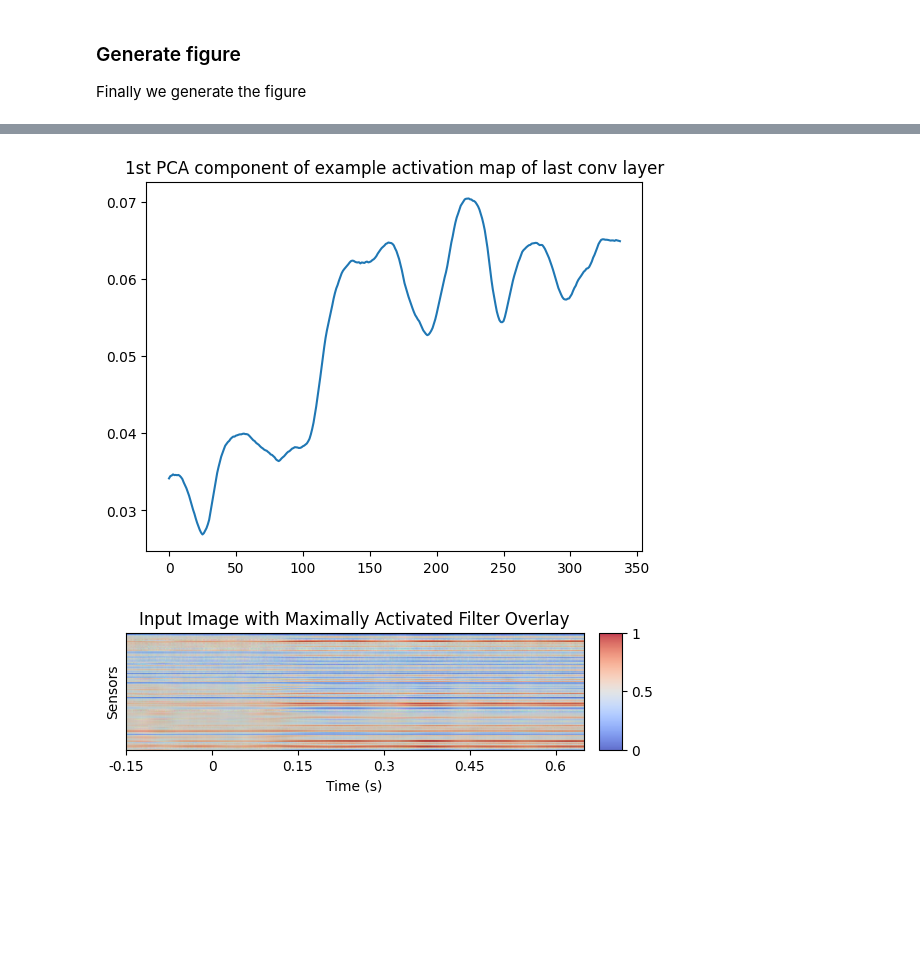
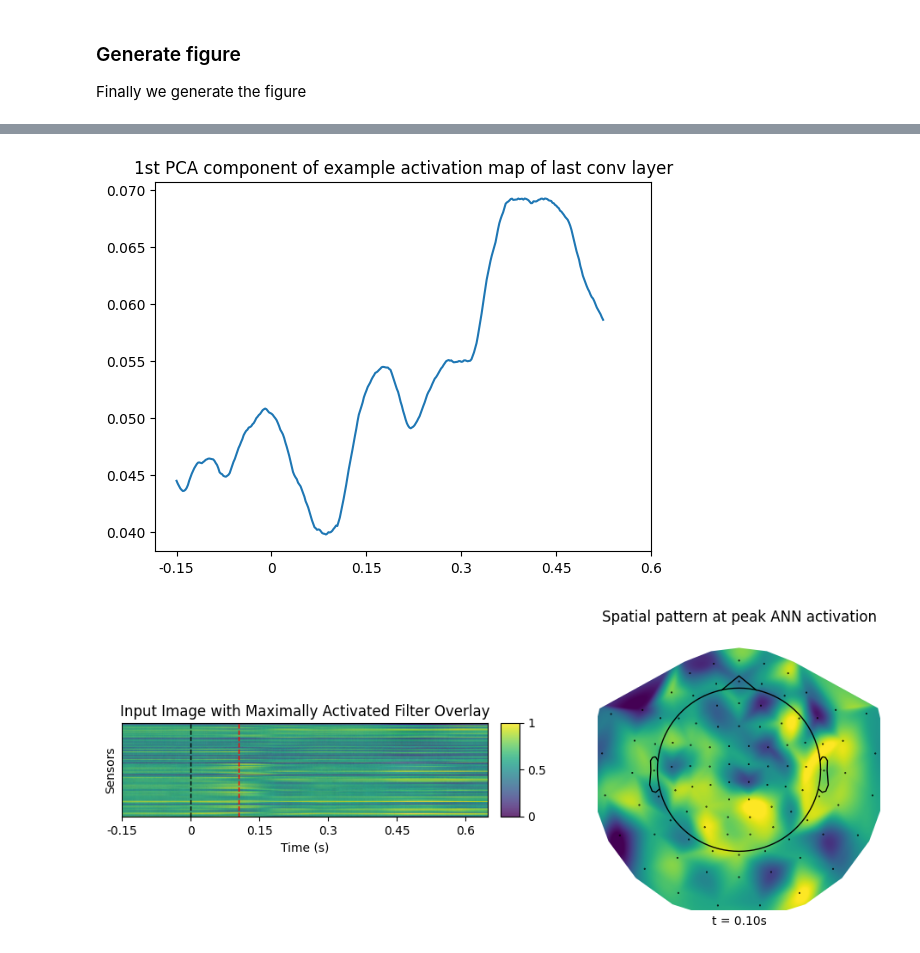
Before and after one commit to arthurdehgan/meegnet, a Jupyter notebook: notebooks/visu_filters.ipynb, the cells around one changed output, grey strips where cells are left out. Cells and saved outputs as stored; diff of their text form; code cells hidden in the pictures; blank space fills up the shorter version.

```diff
--- a/notebooks/visu_filters.ipynb
+++ b/notebooks/visu_filters.ipynb
@@ -37,7 +39,7 @@ model_path = save_path
 seed = 42
 
 # net option can be "meegnet", "eegnet" etc, see documentation
-net_option = 'eegnet'
+net_option = 'meegnet'
 
 # name of the model
 name = f'{classif}_{net_option}_{seed}_{n_channels}'
@@ -180,10 +178,11 @@ dataset = EpochedDataset(
 	lso=True,
 	random_state=seed,
 )
-dataset.load(save_path)
+dataset.load(data_path)
 
 batch_size = 32
 
 dataloader = DataLoader(dataset.torchDataset(np.arange(128)), batch_size=batch_size, shuffle=True, pin_memory=True)
 
 model = my_model.net
+print(model)
@@ -190,5 +207,7 @@ model = my_model.net
 # %%
-layer_id = 1
+layer_id = 8
+
+model = model.double()
 
 
 # Hook function to capture activations
@@ -198,18 +217,18 @@ def hook_fn(module, input, output):
 
 
 activations = []
-# Register the hook on the first convolutional layer
+# Register the hook on the last convolutional layer
 hook = model.feature_extraction[layer_id].register_forward_hook(hook_fn)
 
 with torch.no_grad():
 	for batch in dataloader:
 		# Forward pass through the model
 		X, y = batch
-		X = X.view(-1, *input_size).to('cuda')
+		X = X.view(-1, *input_size).double().to('cuda')
 		_ = model(X)
 
-		# Extract the activations after the first convolution layer
-		# Here activations[0] will be the output of the conv1 layer
+		# Extract the activations after the last convolution layer
+		# Here activations[0] will be the output of the 4th and last conv layer
 		output = activations[0]
 
 		# Find the maximum activation value and the corresponding filter index
@@ -327,11 +340,12 @@ pca = PCA(100)
 pca.fit(activation_map)
 data = pca.components_[0]
 plt.plot(data)
+plt.xticks([0, 75, 150, 225, 300, 375], [-0.15, 0, 0.15, 0.3, 0.45, 0.6])
 plt.title(f'1st PCA component of example activation map of last conv layer')
 plt.show()
 plt.close()
 # %% [output]
-[figure, old version]
+[figure, new version]
 # %%
 import matplotlib.pyplot as plt
 import torch.nn.functional as F
@@ -339,42 +353,59 @@ from mpl_toolkits.axes_grid1 import make_axes_locatable
 import numpy as np
 
 activation_map_resized = (
 	F.interpolate(
 		torch.tensor(activation_map).unsqueeze(0).unsqueeze(0),  # Add batch and channel dimensions
 		size=(102, 400),  # Resize to match the input dimensions
 		mode='bilinear',
 		align_corners=False,
 	)
 	.squeeze()
 	.cpu()
 	.numpy()
 )
 
 # Overlay the activation map on the original image
 img = X[trial].cpu().numpy().transpose(1, 2, 0)  # Convert to HWC format for display
 
 # Normalize activation map to [0, 1]
 activation_map_resized = (activation_map_resized - activation_map_resized.min()) / (
 	activation_map_resized.max() - activation_map_resized.min()
 )
 
-fig, ax = plt.subplots()
-ax.imshow(img)
-im = ax.imshow(activation_map_resized, alpha=0.8, cmap='viridis')  # Overlay with transparency
-ax.set_title(f'Input Image with Maximally Activated Filter Overlay')
-ax.set_xlabel('Time (s)')  # Add x-axis label
-ax.set_ylabel('Sensors')  # Add y-axis label
-ax.set_yticks([])  # Hide y-axis ticks
-ax.set_xticks([0, 75, 150, 225, 300, 375])  # Set x-axis ticks
-ax.set_xticklabels([-0.15, 0, 0.15, 0.3, 0.45, 0.6])  # Set x-axis tick labels
+# Find time point with highest mean activation across sensors
+best_timing = activation_map_resized.mean(axis=0).argmax()
+spatial_pattern = activation_map_resized[:, best_timing]
+spatial_pattern = (spatial_pattern - spatial_pattern.min()) / (spatial_pattern.max() - spatial_pattern.min())
 
-# Adjust colorbar height to match the image height
-divider = make_axes_locatable(ax)
+stim_tick = 75  # index corresponding to t=0s
+
+fig, axes = plt.subplots(1, 2, figsize=(10, 4))
+
+# Left: overlay plot
+axes[0].imshow(img)
+im = axes[0].imshow(activation_map_resized, alpha=0.8, cmap='viridis')
+axes[0].axvline(x=stim_tick, color='black', linestyle='--', linewidth=1)  # t=0 stimulus onset
+axes[0].axvline(x=best_timing, color='red', linestyle='--', linewidth=1)  # peak activation
+axes[0].set_title('Input Image with Maximally Activated Filter Overlay')
+axes[0].set_xlabel('Time (s)')
+axes[0].set_ylabel('Sensors')
+axes[0].set_yticks([])
+axes[0].set_xticks([0, 75, 150, 225, 300, 375])
+axes[0].set_xticklabels([-0.15, 0, 0.15, 0.3, 0.45, 0.6])
+divider = make_axes_locatable(axes[0])
 cax = divider.append_axes('right', size='5%', pad=0.15)
 cbar = plt.colorbar(im, cax=cax)
 cbar.set_ticks([0, 0.5, 1])
 cbar.set_ticklabels([0, 0.5, 1])
 
+# Right: topomap of spatial pattern at peak activation time
+im_topo, _ = plot_topomap(
+	spatial_pattern, info, axes=axes[1], res=300, contours=0, cmap='viridis', vlim=(0, 1), sphere=0.1, show=False
+)
+axes[1].set_title('Spatial pattern at peak ANN activation')
+axes[1].set_xlabel(f't = {(best_timing - stim_tick) / sfreq:.2f}s')
+
+plt.tight_layout()
 plt.show()
 # %% [output]
-[figure, old version]
+[figure, new version]
```
Also changed, not shown: parts of 10 cells of this notebook.
